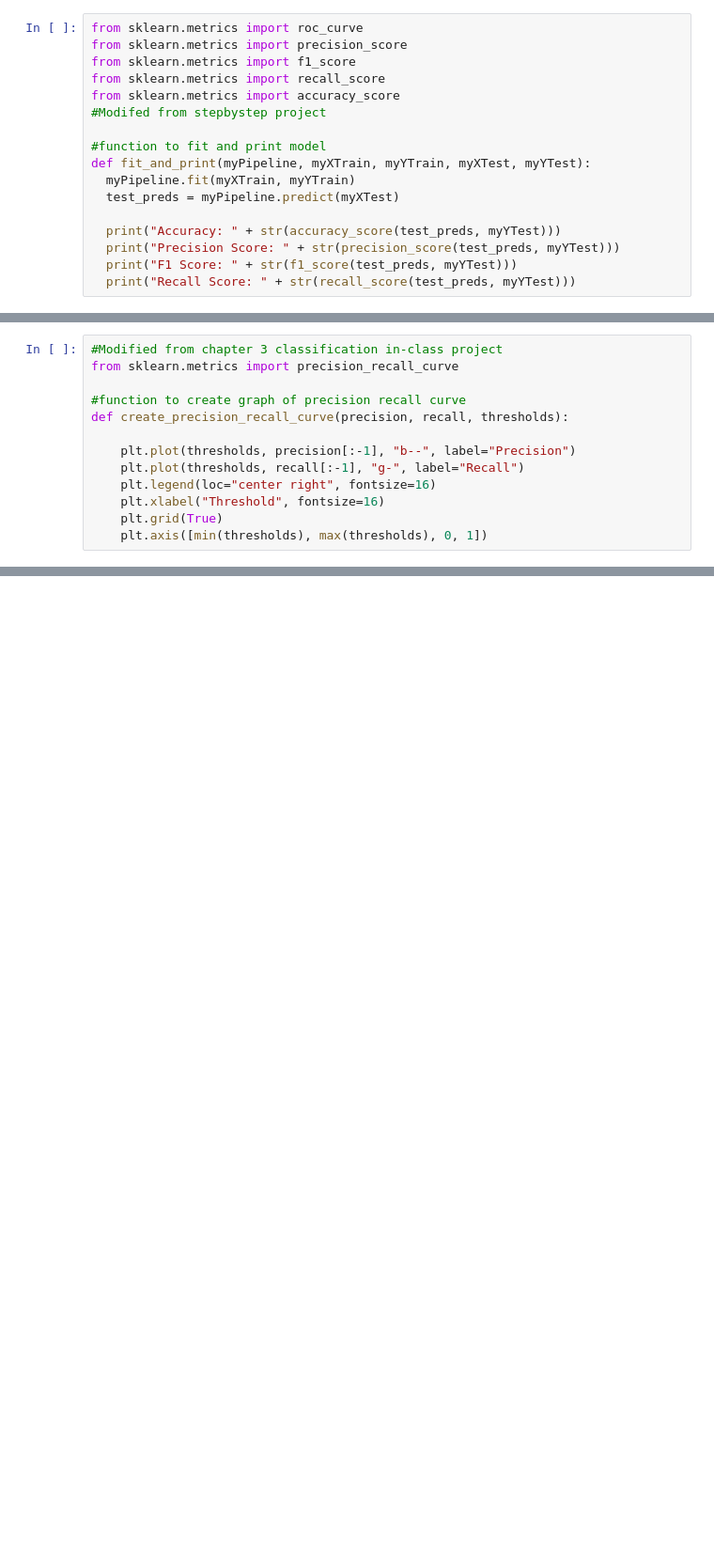
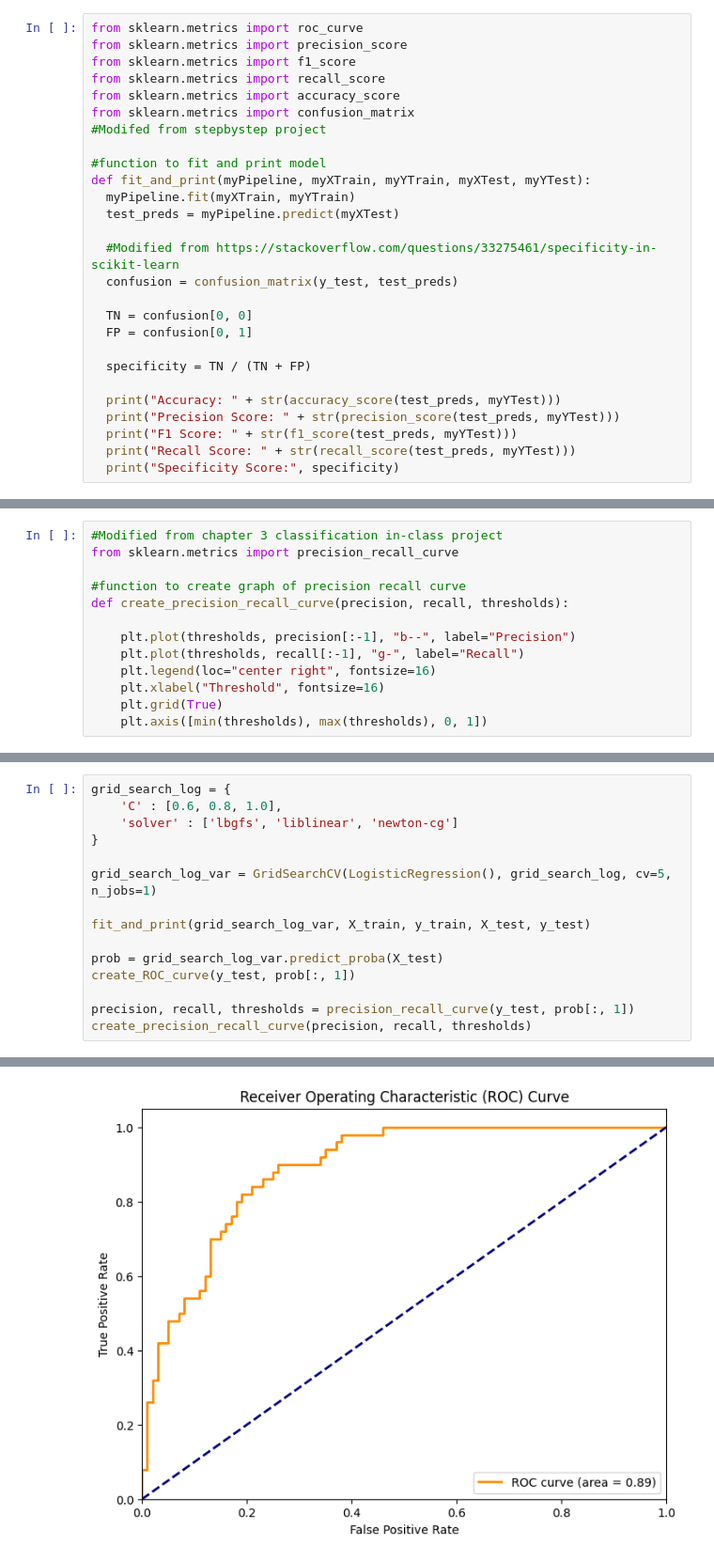
Before and after one commit to GabeALopez/machine-learning-projects, a Jupyter notebook: project3/Gabriel_Lopez_Project3.ipynb, the cells around one changed output, grey strips where cells are left out. Shown at 94% size. Drawn from its saved outputs; the diff is of its cells as text; blank space fills up the shorter version.

Commit message:
Create voting classifier with grid search cv's

```diff
--- a/project3/Gabriel_Lopez_Project3.ipynb
+++ b/project3/Gabriel_Lopez_Project3.ipynb
@@ -97,6 +97,7 @@ from sklearn.metrics import precision_score
 from sklearn.metrics import f1_score
 from sklearn.metrics import recall_score
 from sklearn.metrics import accuracy_score
+from sklearn.metrics import confusion_matrix
 #Modifed from stepbystep project
 
 #function to fit and print model
@@ -104,10 +105,19 @@ def fit_and_print(myPipeline, myXTrain, myYTrain, myXTest, myYTest):
   myPipeline.fit(myXTrain, myYTrain)
   test_preds = myPipeline.predict(myXTest)
 
+  #Modified from https://stackoverflow.com/questions/33275461/specificity-in-scikit-learn
+  confusion = confusion_matrix(y_test, test_preds)
+
+  TN = confusion[0, 0]
+  FP = confusion[0, 1]
+
+  specificity = TN / (TN + FP)
+
   print("Accuracy: " + str(accuracy_score(test_preds, myYTest)))
   print("Precision Score: " + str(precision_score(test_preds, myYTest)))
   print("F1 Score: " + str(f1_score(test_preds, myYTest)))
   print("Recall Score: " + str(recall_score(test_preds, myYTest)))
+  print("Specificity Score:", specificity)
 # %%
 #Modified from Chapter 3 Classification in class project
 from sklearn.metrics import roc_curve, roc_auc_score
@@ -177,2 +191,18 @@ Recall Score: 0.7714285714285715
 [figure]
 [figure]
+# %%
+grid_search_log = {
+    'C' : [0.6, 0.8, 1.0],
+    'solver' : ['lbgfs', 'liblinear', 'newton-cg']
+}
+
+grid_search_log_var = GridSearchCV(LogisticRegression(), grid_search_log, cv=5, n_jobs=1)
+
+fit_and_print(grid_search_log_var, X_train, y_train, X_test, y_test)
+
+prob = grid_search_log_var.predict_proba(X_test)
+create_ROC_curve(y_test, prob[:, 1])
+
+precision, recall, thresholds = precision_recall_curve(y_test, prob[:, 1])
+create_precision_recall_curve(precision, recall, thresholds)
+# %% [output]
@@ -178,0 +234 @@ Recall Score: 0.7714285714285715
+[figure, added]
```
Also changed, not shown: parts of 9 cells of this notebook.
